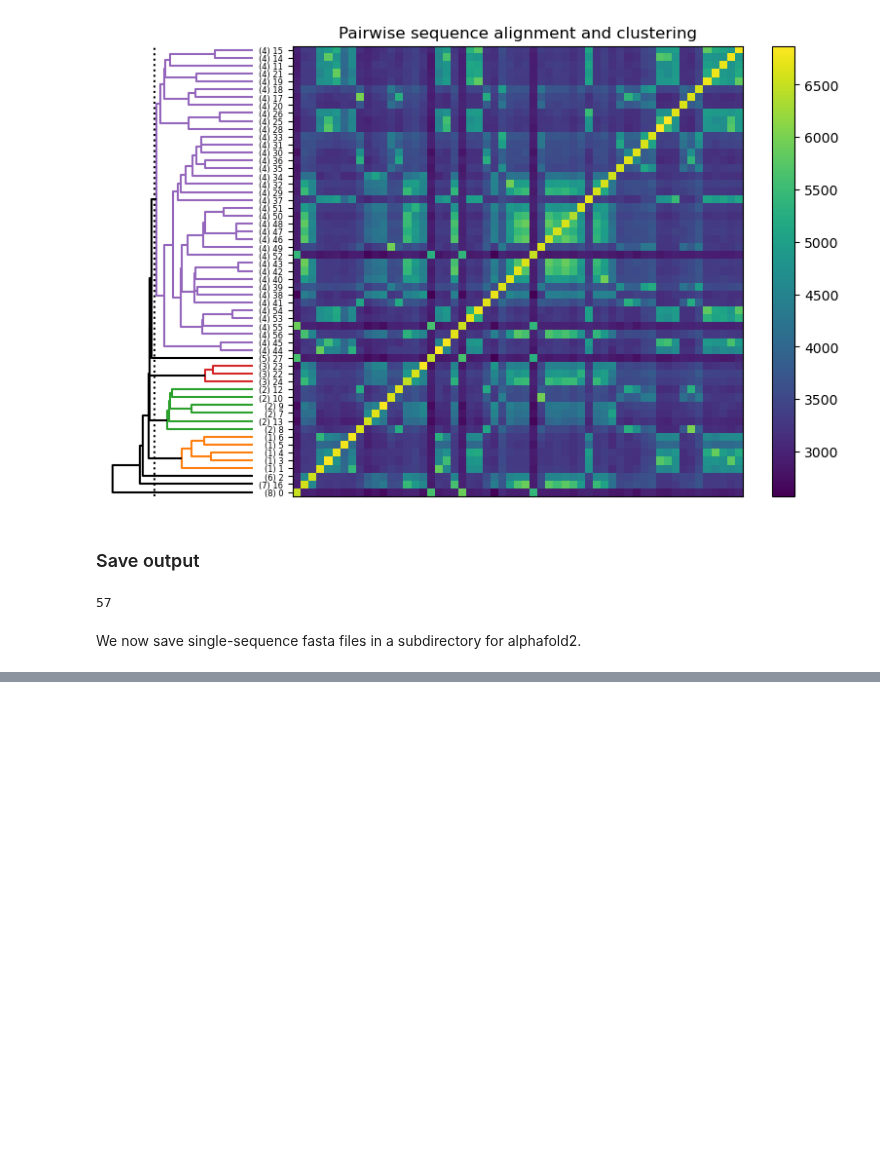
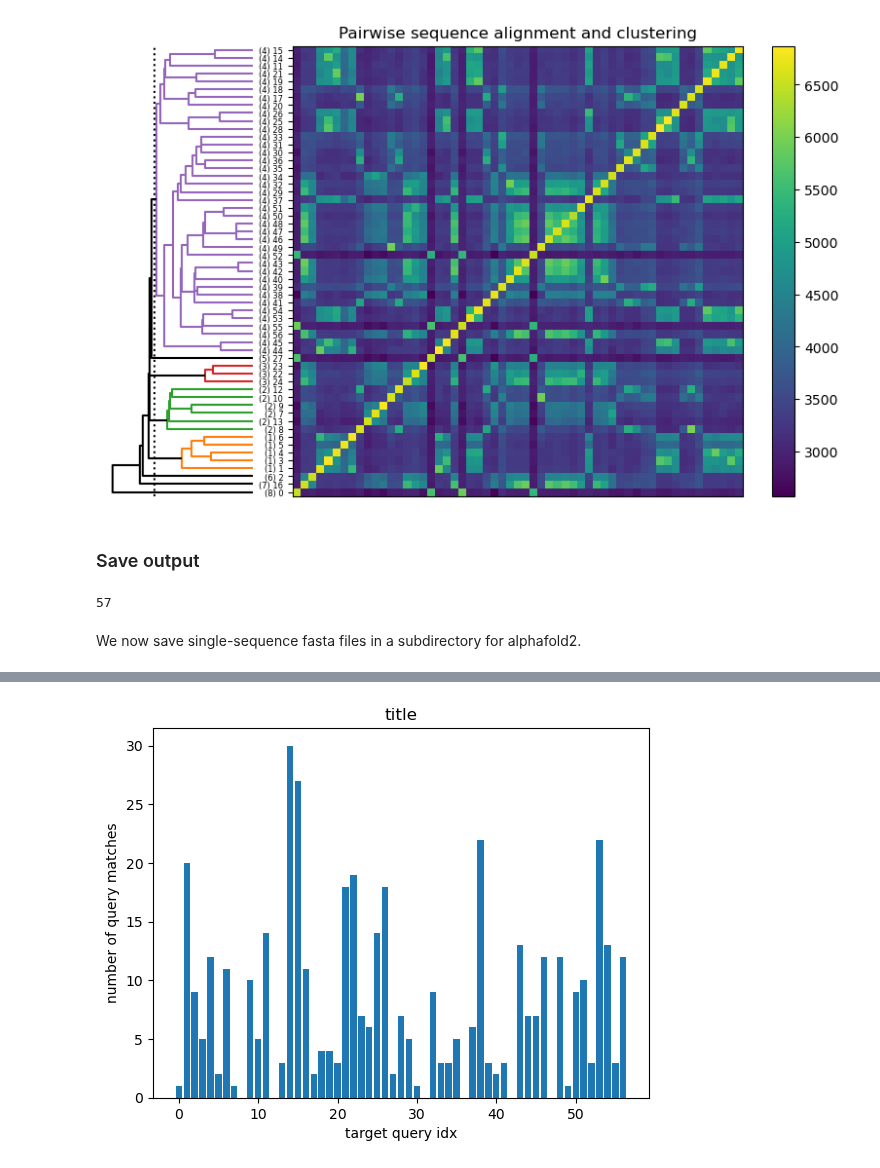
Before and after one commit to AddisonHowe/soil-metagenomics, a Jupyter notebook: notebooks/nb_aaseq_explore_K00370.ipynb, the cells around one changed output, grey strips where cells are left out. Drawn from its saved outputs; the diff is of its cells as text; code cells hidden in the pictures; blank space fills up the shorter version.

```diff
--- a/notebooks/nb_aaseq_explore_K00370.ipynb
+++ b/notebooks/nb_aaseq_explore_K00370.ipynb
@@ -518,0 +597,16 @@ for i, record in enumerate(records):
+# %%
+from collections import Counter
+
+fig, ax = plt.subplots(1, 1)
+
+counts = Counter(best_match_idxs)
+x = np.arange(ntargets)
+y = [counts[i] for i in x]
+
+plt.bar(x, y)
+
+ax.set_xlabel(f"target query idx")
+ax.set_ylabel(f"number of query matches")
+ax.set_title(f"title");
+# %% [output]
+[figure, added]
```
Also changed, not shown: parts of 6 cells of this notebook, 6 other files.
